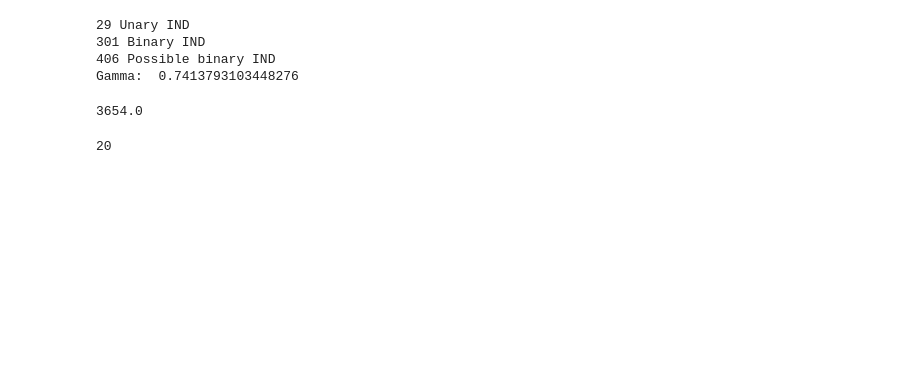
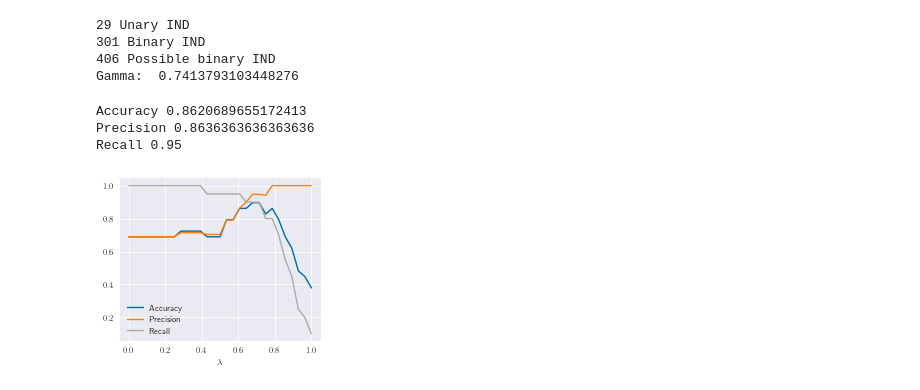
Before and after one commit to ayllon/MatchBox, a Jupyter notebook: notebooks/dc2-graph.ipynb, the cells around one changed output. Saved outputs shown, nothing was run; the diff lists cells and outputs as text; code cells hidden in the pictures; blank space fills up the shorter version.

```diff
--- a/notebooks/dc2-graph.ipynb
+++ b/notebooks/dc2-graph.ipynb
@@ -54,10 +79,44 @@ print('Gamma: ', len(G.edges) / max_2ind)
 406 Possible binary IND
 Gamma:  0.7413793103448276
 # %%
-comb(len(G), 3)
+true_positives = list(map(same, accepted_nodes))
+true_negatives = list(map(lambda n: not same(n), rejected_nodes))
+false_positives = list(map(lambda n: not same(n), accepted_nodes))
+false_negatives = list(map(same, rejected_nodes))
-# %% [output]
-3654.0
-# %%
-print(sum(map(same, G)))
-# %% [output]
-20
+# %%
+print('Accuracy', (sum(true_negatives) + sum(true_positives))/len(G))
+print('Precision', sum(true_positives) / (sum(true_positives) + sum(false_positives)))
+print('Recall', sum(true_positives) / (sum(true_positives) + sum(false_negatives)))
+# %% [output]
+Accuracy 0.8620689655172413
+Precision 0.8636363636363636
+Recall 0.95
+# %%
+import numpy as np
+
+accuracy = np.zeros(29)
+precision = np.zeros_like(accuracy)
+recall = np.zeros_like(precision)
+
+for i in range(29):
+    accepted_nodes = list(filter(lambda n: G.degree(n) >= i, G))
+    rejected_nodes = list(filter(lambda n: G.degree(n) < i, G))
+
+    true_positives = list(map(same, accepted_nodes))
+    true_negatives = list(map(lambda n: not same(n), rejected_nodes))
+    false_positives = list(map(lambda n: not same(n), accepted_nodes))
+    false_negatives = list(map(same, rejected_nodes))
+
+    accuracy[i] =  (sum(true_negatives) + sum(true_positives))/len(G)
+    precision[i] = sum(true_positives) / (sum(true_positives) + sum(false_positives))
+    recall[i] = sum(true_positives) / (sum(true_positives) + sum(false_negatives))
+# %%
+plt.figure()
+plt.plot(np.arange(29)/28, accuracy, label='Accuracy')
+plt.plot(np.arange(29)/28, precision, label='Precision')
+plt.plot(np.arange(29)/28, recall, label='Recall')
+plt.xlabel("$\\lambda$")
+plt.legend()
+plt.show()
+# %% [output]
+[figure, added]
```
Also changed, not shown: parts of 3 cells of this notebook.
